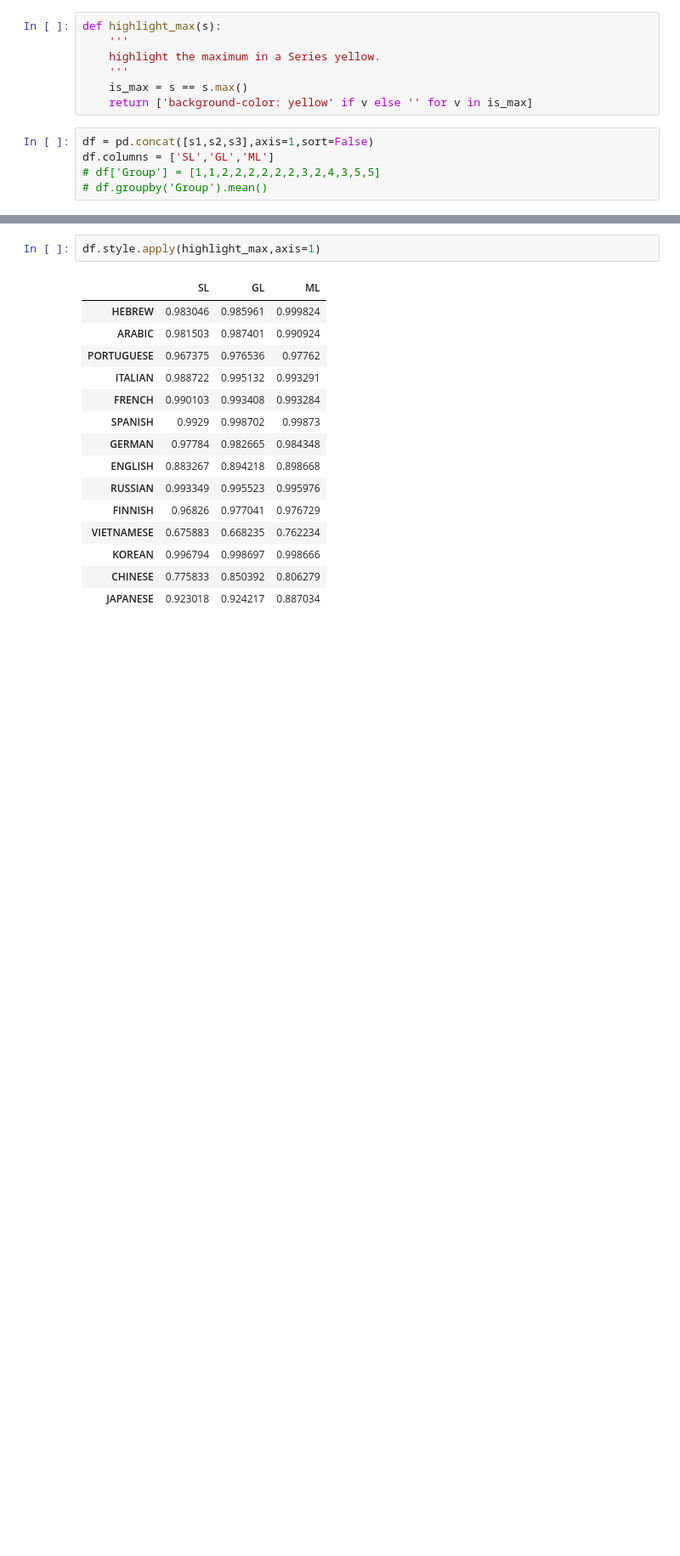
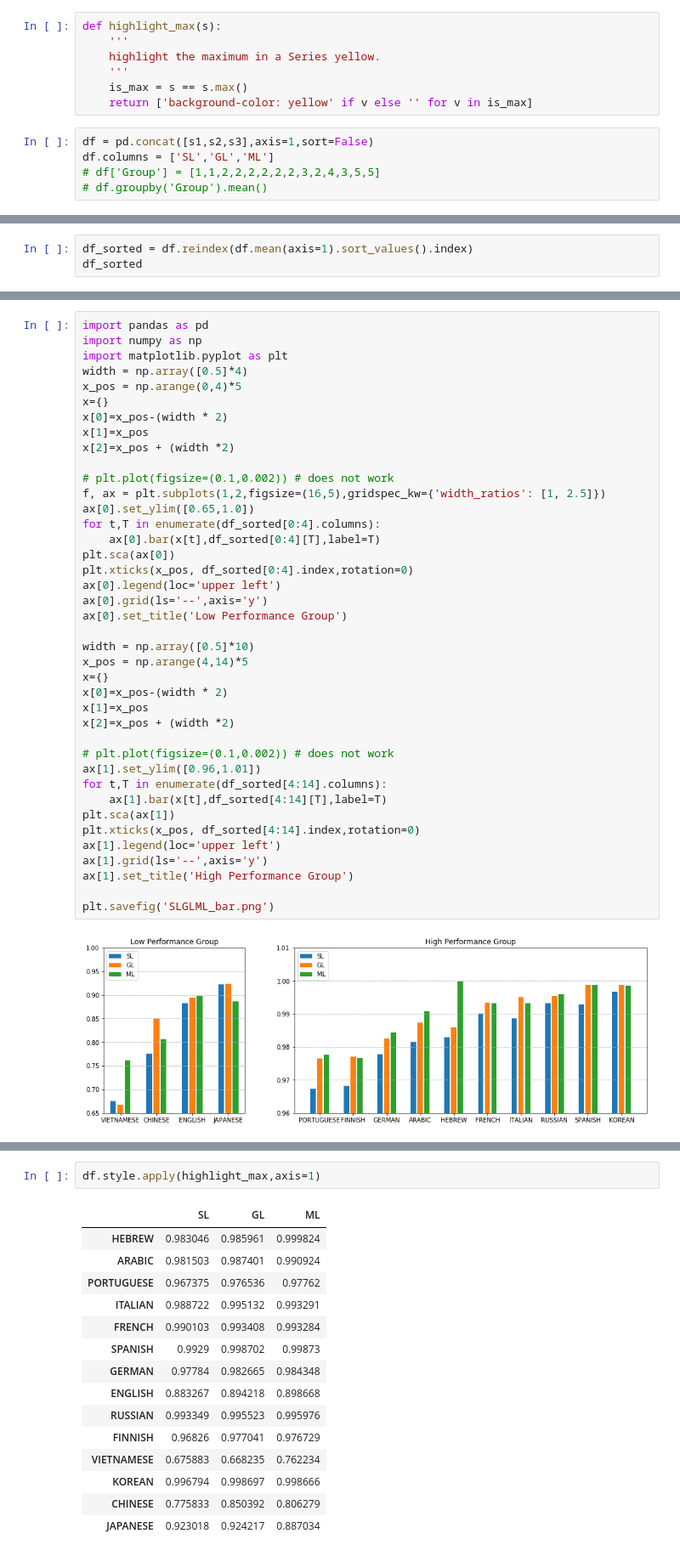
Before and after one commit to wuqi0704/MasterThesis_Tokenization, a Jupyter notebook: flair/plots.ipynb, the cells around one changed output, grey strips where cells are left out. Shown at 85% size. Drawn from its saved outputs; the diff is of its cells as text; blank space fills up the shorter version.

```diff
--- a/flair/plots.ipynb
+++ b/flair/plots.ipynb
@@ -60,0 +78,3 @@ df.columns = ['SL','GL','ML']
+# %%
+df_sorted = df.reindex(df.mean(axis=1).sort_values().index)
+df_sorted
@@ -60,0 +123,42 @@ df.columns = ['SL','GL','ML']
+# %%
+import pandas as pd
+import numpy as np
+import matplotlib.pyplot as plt
+width = np.array([0.5]*4)
+x_pos = np.arange(0,4)*5
+x={}
+x[0]=x_pos-(width * 2)
+x[1]=x_pos
+x[2]=x_pos + (width *2)
+
+# plt.plot(figsize=(0.1,0.002)) # does not work
+f, ax = plt.subplots(1,2,figsize=(16,5),gridspec_kw={'width_ratios': [1, 2.5]})
+ax[0].set_ylim([0.65,1.0])
+for t,T in enumerate(df_sorted[0:4].columns):
+    ax[0].bar(x[t],df_sorted[0:4][T],label=T)
+plt.sca(ax[0])
+plt.xticks(x_pos, df_sorted[0:4].index,rotation=0)
+ax[0].legend(loc='upper left')
+ax[0].grid(ls='--',axis='y')
+ax[0].set_title('Low Performance Group')
+
+width = np.array([0.5]*10)
+x_pos = np.arange(4,14)*5
+x={}
+x[0]=x_pos-(width * 2)
+x[1]=x_pos
+x[2]=x_pos + (width *2)
+
+# plt.plot(figsize=(0.1,0.002)) # does not work
+ax[1].set_ylim([0.96,1.01])
+for t,T in enumerate(df_sorted[4:14].columns):
+    ax[1].bar(x[t],df_sorted[4:14][T],label=T)
+plt.sca(ax[1])
+plt.xticks(x_pos, df_sorted[4:14].index,rotation=0)
+ax[1].legend(loc='upper left')
+ax[1].grid(ls='--',axis='y')
+ax[1].set_title('High Performance Group')
+
+plt.savefig('SLGLML_bar.png')
+# %% [output]
+[figure, added]
```
Also changed, not shown: parts of 12 cells of this notebook, 9 other files.
